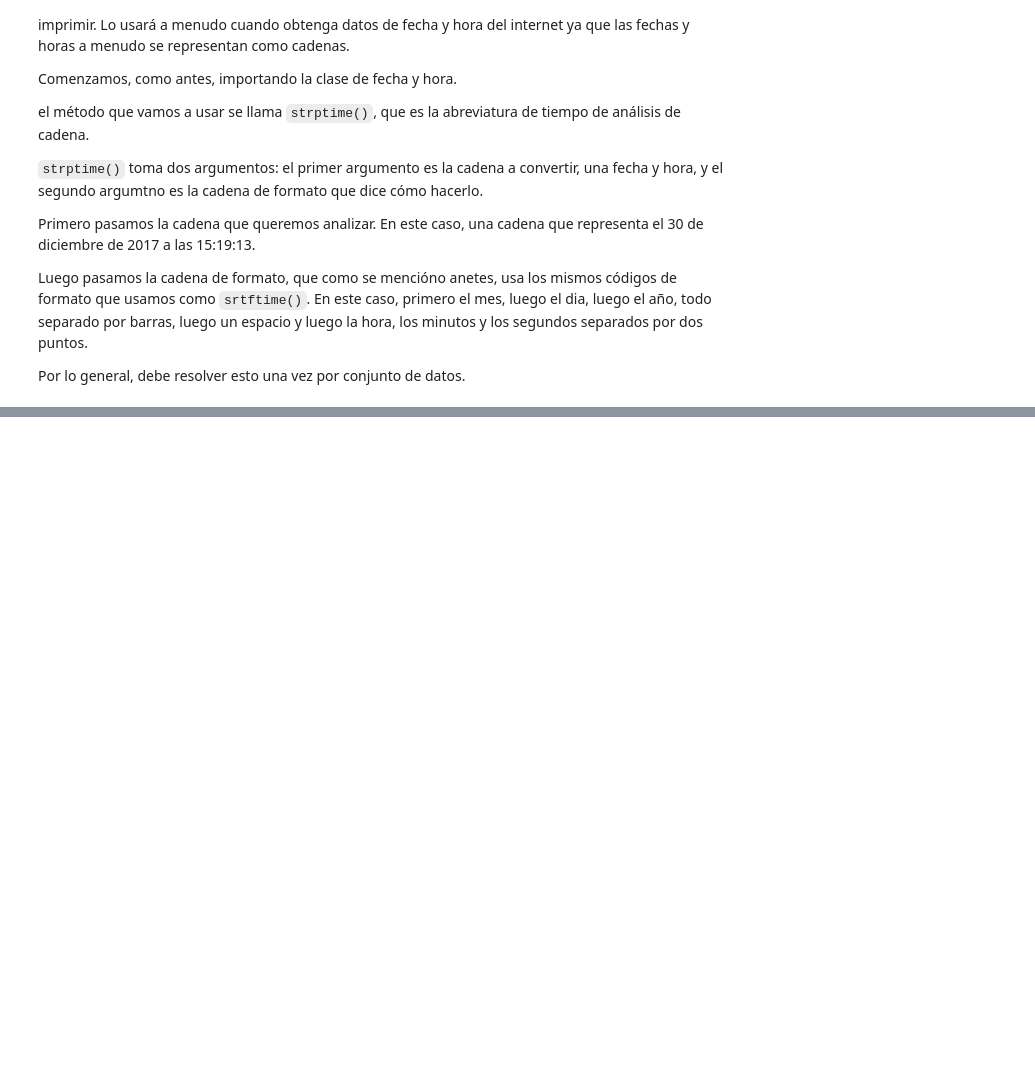
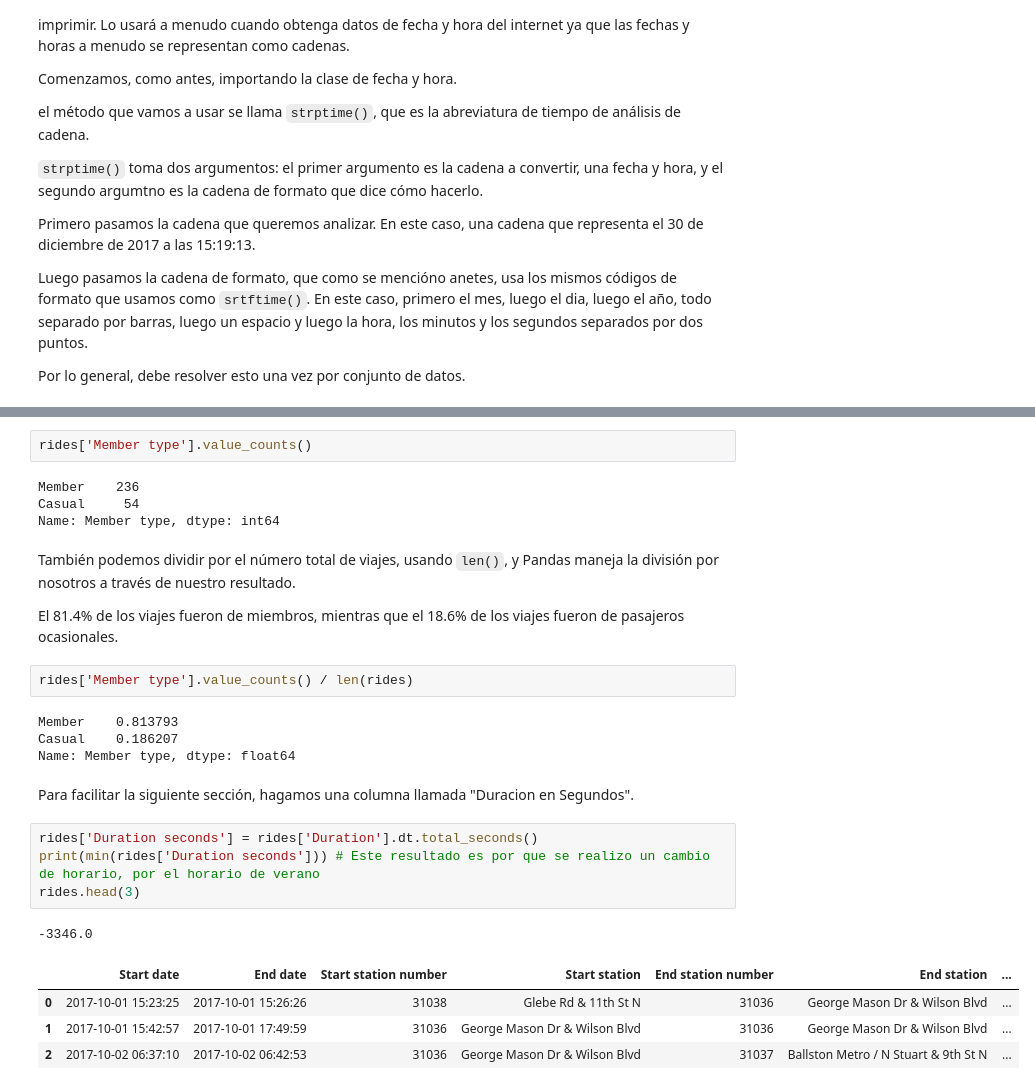
Before and after one commit to FernandoGeronimo834/Apuntes-de-Cursos, a Jupyter notebook: DataCamp/DataScience_2.0.ipynb, the cells around one changed output, grey strips where cells are left out. Cells and saved outputs as stored; diff of their text form; blank space fills up the shorter version.

```diff
--- a/DataCamp/DataScience_2.0.ipynb
+++ b/DataCamp/DataScience_2.0.ipynb
@@ -3707,0 +4157,28 @@ Ahora, si nos ajustamos a UTC con `astimezone(timezone.utc)`, cambiamos tanto el
+# %%
+rides['Member type'].value_counts()
+# %% [output]
+Member    236
+Casual     54
+Name: Member type, dtype: int64
+# %% [markdown]
+También podemos dividir por el número total de viajes, usando `len()`, y Pandas maneja la división por nosotros a través de nuestro resultado.
+
+El 81.4% de los viajes fueron de miembros, mientras que el 18.6% de los viajes fueron de pasajeros ocasionales.
+# %%
+rides['Member type'].value_counts() / len(rides)
+# %% [output]
+Member    0.813793
+Casual    0.186207
+Name: Member type, dtype: float64
+# %% [markdown]
+Para facilitar la siguiente sección, hagamos una columna llamada "Duracion en Segundos".
+# %%
+rides['Duration seconds'] = rides['Duration'].dt.total_seconds()
+print(min(rides['Duration seconds'])) # Este resultado es por que se realizo un cambio de horario, por el horario de verano
+rides.head(3)
+# %% [output]
+-3346.0
+|  | Start date | End date | Start station number | Start station | End station number | End station | ... |
+| 0 | 2017-10-01 15:23:25 | 2017-10-01 15:26:26 | 31038 | Glebe Rd & 11th St N | 31036 | George Mason Dr & Wilson Blvd | ... |
+| 1 | 2017-10-01 15:42:57 | 2017-10-01 17:49:59 | 31036 | George Mason Dr & Wilson Blvd | 31036 | George Mason Dr & Wilson Blvd | ... |
+| 2 | 2017-10-02 06:37:10 | 2017-10-02 06:42:53 | 31036 | George Mason Dr & Wilson Blvd | 31037 | Ballston Metro / N Stuart & 9th St N | ... |
```
Also changed, not shown: parts of 151 cells of this notebook, 8 other files.
